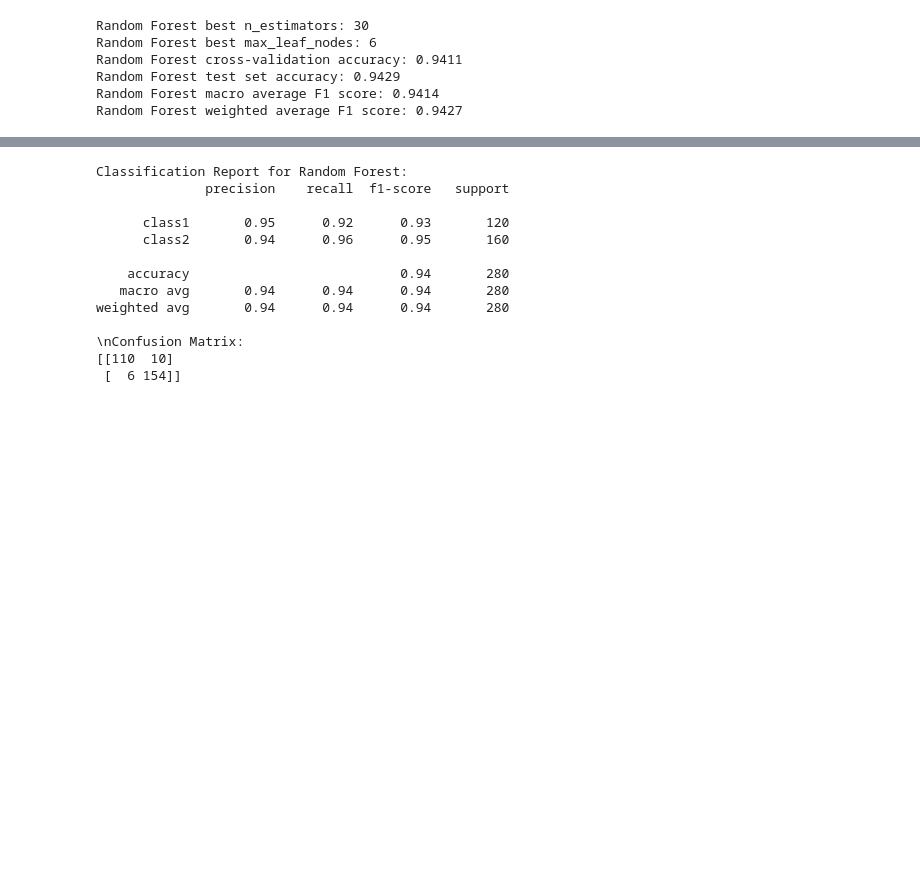
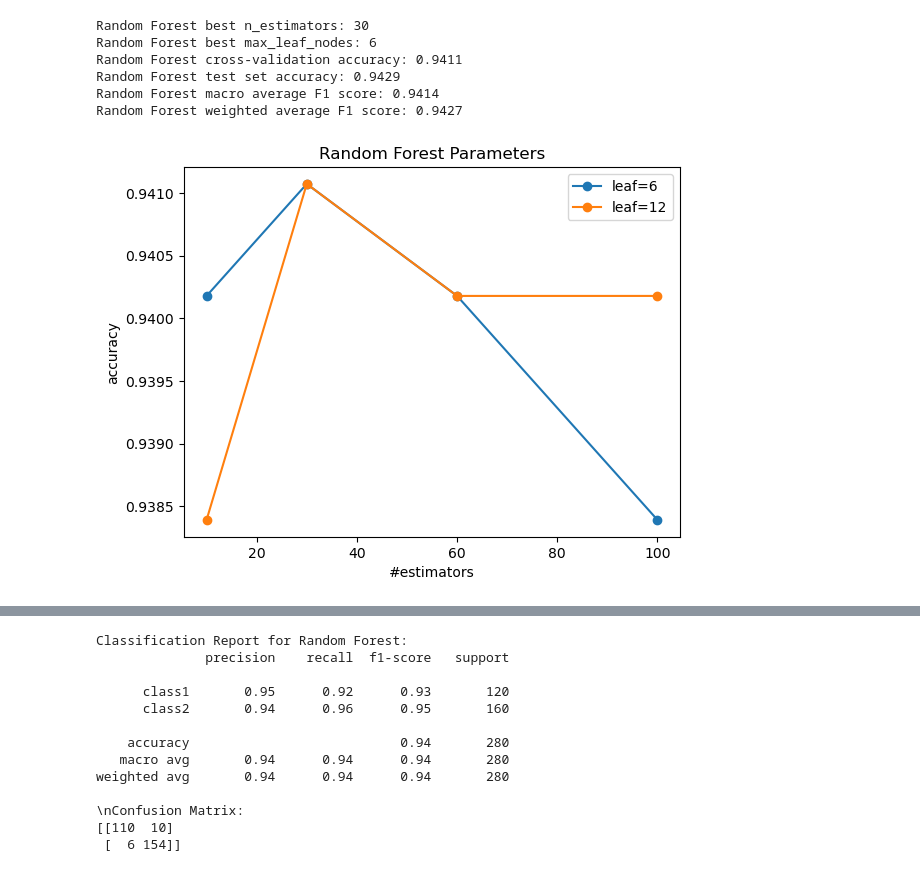
Before and after one commit to HollisH23/Assignment, a Jupyter notebook: comp5318-a1-2026.ipynb, the cells around one changed output, grey strips where cells are left out. Saved outputs shown, nothing was run; the diff lists cells and outputs as text; code cells hidden in the pictures; blank space fills up the shorter version.

```diff
--- a/comp5318-a1-2026.ipynb
+++ b/comp5318-a1-2026.ipynb
@@ -443,6 +459,34 @@ Random Forest cross-validation accuracy: 0.9411
 Random Forest test set accuracy: 0.9429
 Random Forest macro average F1 score: 0.9414
 Random Forest weighted average F1 score: 0.9427
+# %%
+#results from grid search
+rf_results = pd.DataFrame(grid_search_rf.cv_results_)
+
+rf_results["param_n_estimators"] = rf_results["param_n_estimators"].astype(int)
+rf_results["param_max_leaf_nodes"] = rf_results["param_max_leaf_nodes"].astype(int)
+# unique values
+leaf_values = list(rf_results["param_max_leaf_nodes"].unique())
+
+plt.figure()
+# loop through each leaf node
+for leaf in leaf_values:
+    x_vals = []
+    y_vals = []
+
+    for i in range(len(rf_results)):
+        if rf_results["param_max_leaf_nodes"][i] == leaf:
+            x_vals.append(rf_results["param_n_estimators"][i])
+            y_vals.append(rf_results["mean_test_score"][i])
+    plt.plot(x_vals, y_vals, marker='o', label="leaf=" + str(leaf))
+
+plt.xlabel("#estimators")
+plt.ylabel("accuracy")
+plt.title("Random Forest Parameters")
+plt.legend()
+plt.show()
+# %% [output]
+[figure, added]
 # %%
 # Confusion matrix for Random Forest
 from sklearn.metrics import confusion_matrix, ConfusionMatrixDisplay
```
Also changed, not shown: parts of 9 cells of this notebook, 3 other files.
